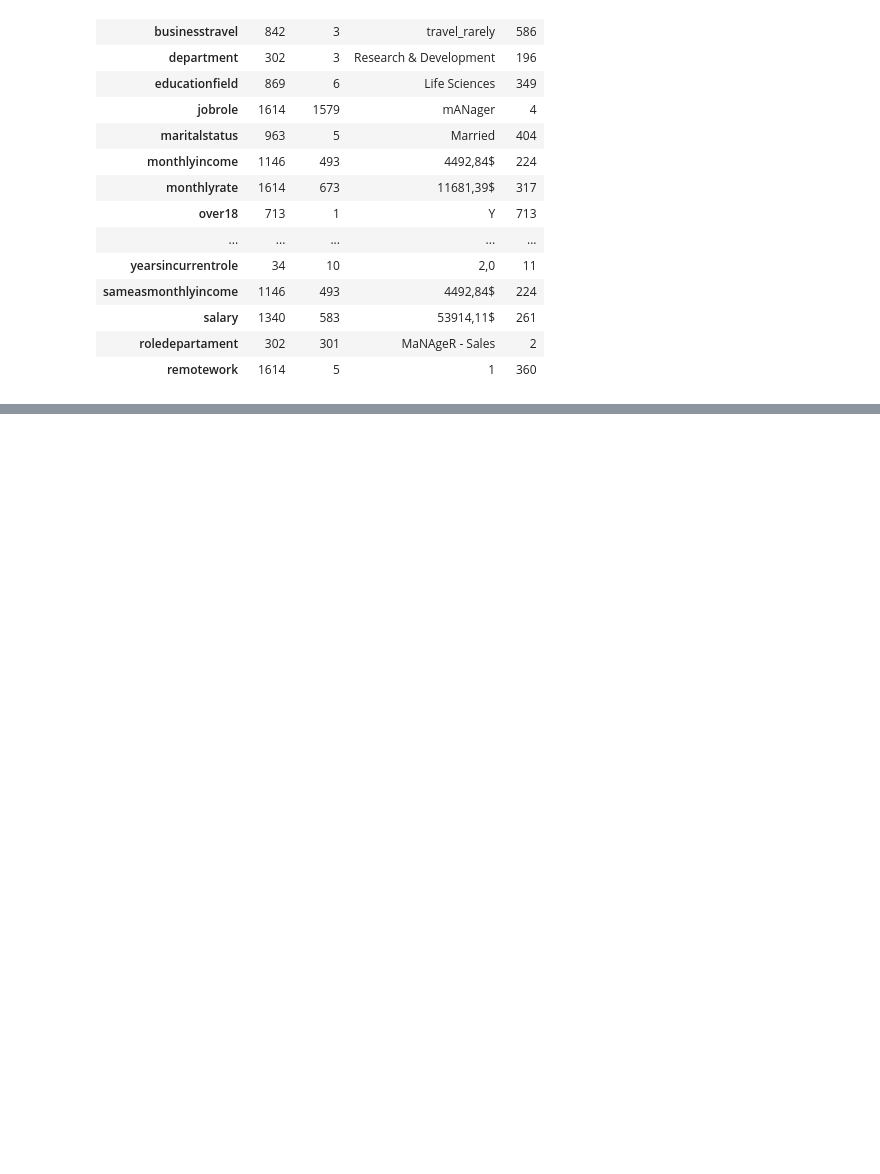
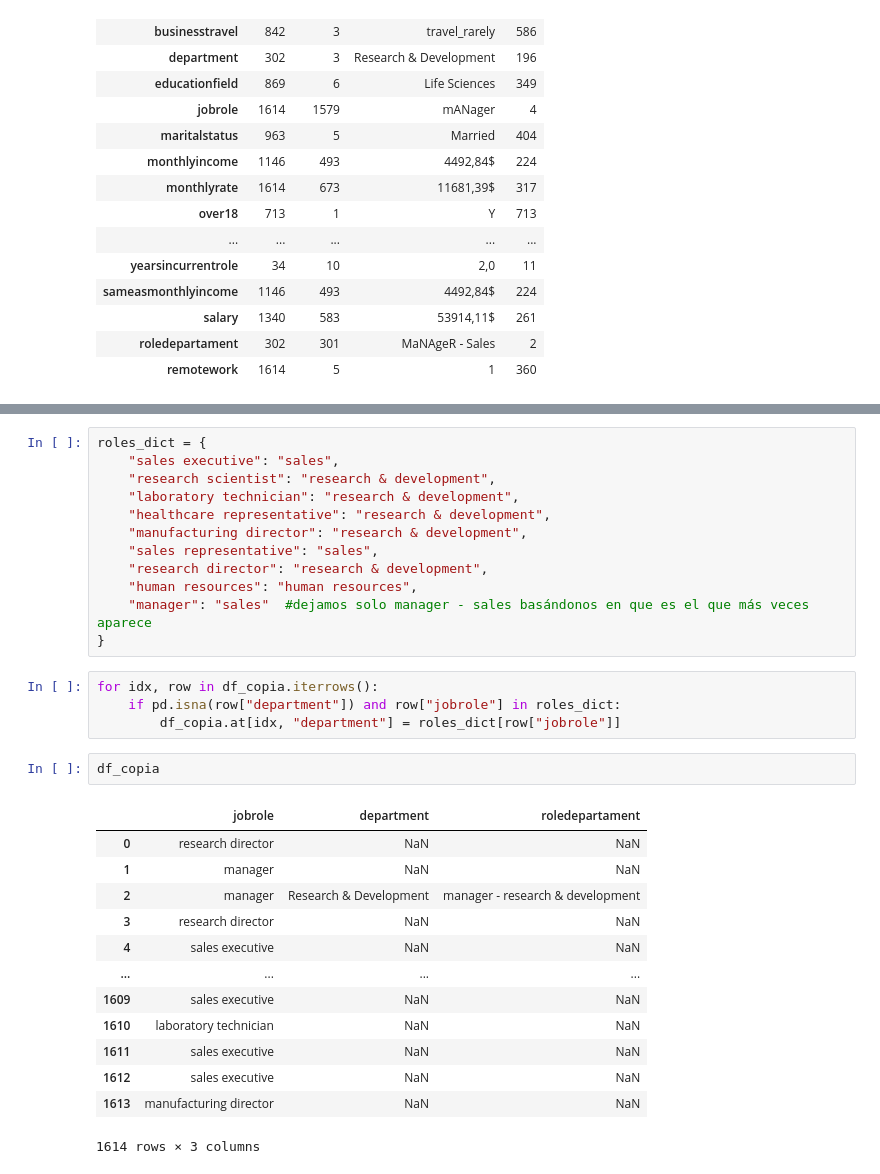
Before and after one commit to AnaROGA/project-da-promo-54-modulo-3-team-1, a Jupyter notebook: notebooks/Fase_1_EDA/EDA.ipynb, the cells around one changed output, grey strips where cells are left out. Cells and saved outputs as stored; diff of their text form; blank space fills up the shorter version.

```diff
--- a/notebooks/Fase_1_EDA/EDA.ipynb
+++ b/notebooks/Fase_1_EDA/EDA.ipynb
@@ -243,0 +360,32 @@ Las categorías que tenemos para la columna jobrole son:
+# %%
+roles_dict = {
+    "sales executive": "sales",
+    "research scientist": "research & development",
+    "laboratory technician": "research & development",
+    "healthcare representative": "research & development",
+    "manufacturing director": "research & development",
+    "sales representative": "sales",
+    "research director": "research & development",
+    "human resources": "human resources",
+    "manager": "sales"  #dejamos solo manager - sales basándonos en que es el que más veces aparece
+}
+# %%
+for idx, row in df_copia.iterrows():
+    if pd.isna(row["department"]) and row["jobrole"] in roles_dict:
+        df_copia.at[idx, "department"] = roles_dict[row["jobrole"]]
+# %%
+df_copia
+# %% [output]
+|  | jobrole | department | roledepartament |
+| 0 | research director | NaN | NaN |
+| 1 | manager | NaN | NaN |
+| 2 | manager | Research & Development | manager - research & development |
+| 3 | research director | NaN | NaN |
+| 4 | sales executive | NaN | NaN |
+| ... | ... | ... | ... |
+| 1609 | sales executive | NaN | NaN |
+| 1610 | laboratory technician | NaN | NaN |
+| 1611 | sales executive | NaN | NaN |
+| 1612 | sales executive | NaN | NaN |
+| 1613 | manufacturing director | NaN | NaN |
+1614 rows × 3 columns
```
Also changed, not shown: parts of 12 cells of this notebook, 1 other file.
